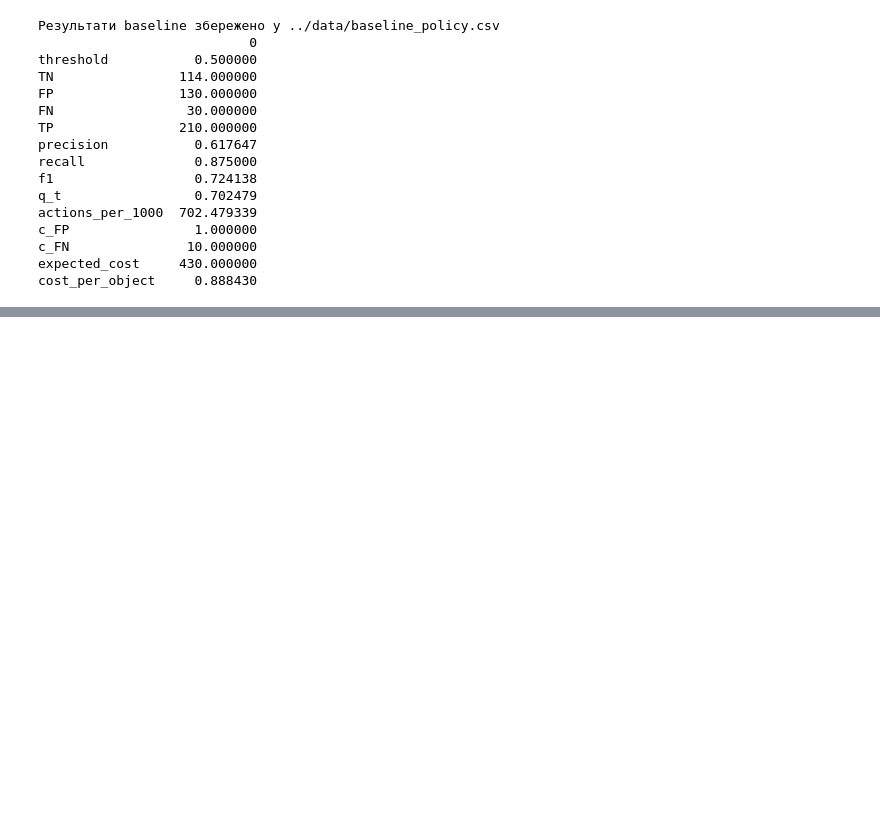
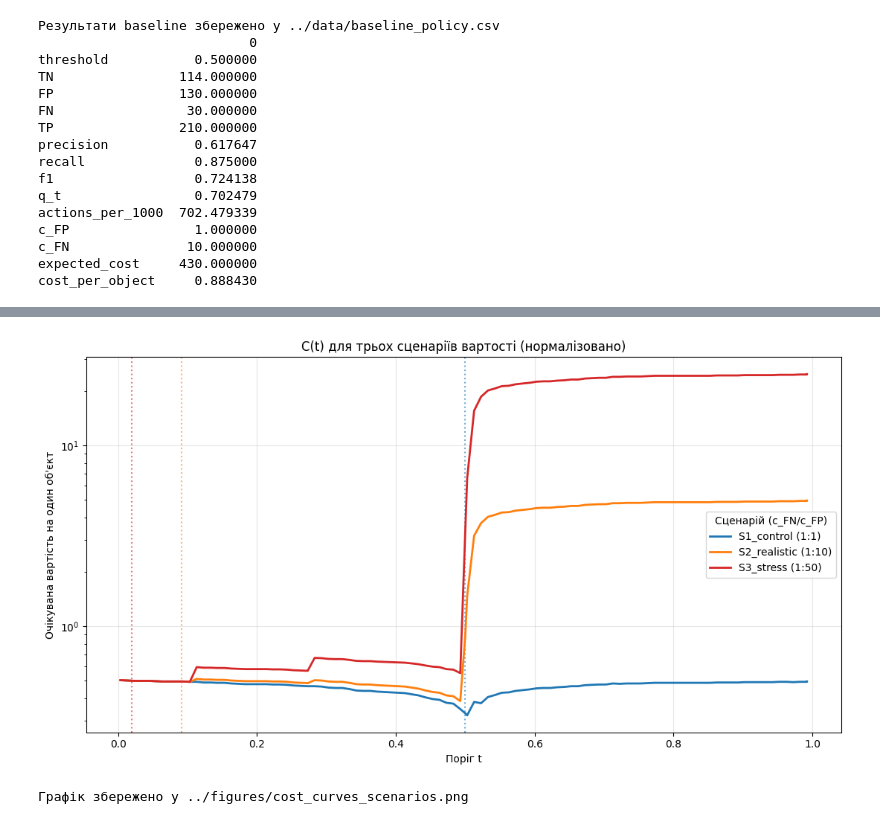
Before and after one commit to Yaroslav071315/machine-learning-course-volovnyk, a Jupyter notebook: practical04/notebook/Practical04.ipynb, the cells around one changed output, grey strips where cells are left out. Drawn from its saved outputs; the diff is of its cells as text; code cells hidden in the pictures; blank space fills up the shorter version.

```diff
--- a/practical04/notebook/Practical04.ipynb
+++ b/practical04/notebook/Practical04.ipynb
@@ -483,0 +915,37 @@ cost_per_object     0.888430
+# %%
+# Спільний графік C(t) для всіх сценаріїв
+fig, ax = plt.subplots(figsize=(11, 6))
+
+colors = {'S1_control (1:1)': 'tab:blue',
+          'S2_realistic (1:10)': 'tab:orange',
+          'S3_stress (1:50)': 'tab:red'}
+
+for name in scenarios:
+    df_s = scenario_grids[name]
+    c_fp = scenarios[name]['c_FP']
+    c_fn = scenarios[name]['c_FN']
+    t_theory = c_fp / (c_fp + c_fn)
+
+    # Нормалізуємо вартість на один об'єкт для порівнянності масштабу
+    ax.plot(df_s['threshold'], df_s['cost_per_object'],
+            label=f'{name}', color=colors[name], linewidth=2)
+
+    # Позначаємо теоретичний поріг
+    ax.axvline(t_theory, color=colors[name], linestyle=':',
+               alpha=0.6, linewidth=1.5)
+
+ax.set_xlabel('Поріг t')
+ax.set_ylabel('Очікувана вартість на один об\'єкт')
+ax.set_title('C(t) для трьох сценаріїв вартості (нормалізовано)')
+ax.legend(title='Сценарій (c_FN/c_FP)')
+ax.grid(alpha=0.3)
+ax.set_yscale('log')
+
+plt.tight_layout()
+plt.savefig('../figures/cost_curves_scenarios.png', dpi=120)
+plt.show()
+
+print('Графік збережено у ../figures/cost_curves_scenarios.png')
+# %% [output]
+[figure, added]
+Графік збережено у ../figures/cost_curves_scenarios.png
```
Also changed, not shown: parts of 19 cells of this notebook, 6 other files.
